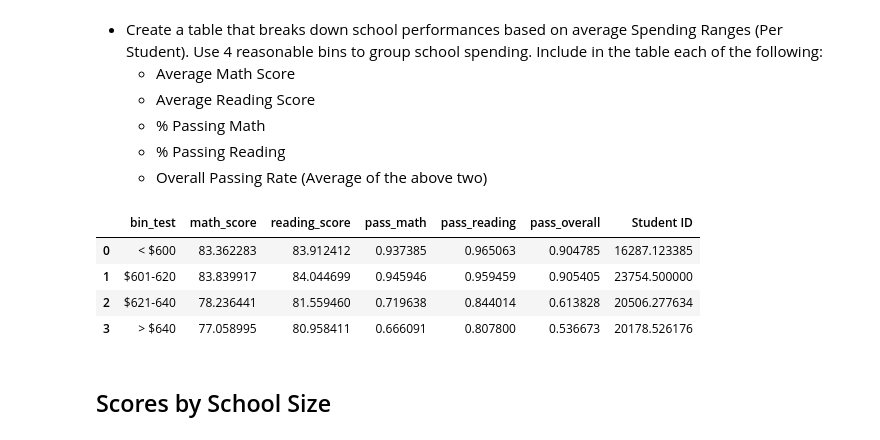
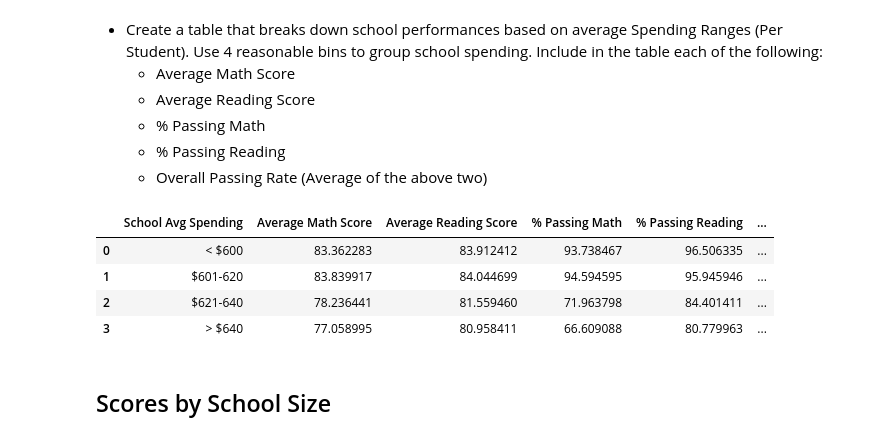
Before and after one commit to ltrentino/pandas-challenge, a Jupyter notebook: PyCitySchools/PyCitySchools_starter.ipynb, the cells around one changed output. Drawn from its saved outputs; the diff is of its cells as text; code cells hidden in the pictures.

```diff
--- a/PyCitySchools/PyCitySchools_starter.ipynb
+++ b/PyCitySchools/PyCitySchools_starter.ipynb
@@ -249,38 +258,45 @@ reading_by_grade
   * Overall Passing Rate (Average of the above two)
 # %%
 school_data_complete.head()
+# find average Per Student Spending and group it by school
 per_student_spending = school_data_complete["budget"].groupby(school_data_complete["school_name"]).mean()/school_data_complete["Student ID"].groupby(school_data_complete["school_name"]).nunique()
+
+# store results in a df
 df_per_student_spending = pd.DataFrame({
     "Per Student Spending" : per_student_spending
 })
 df_per_student_spending
 
+# merge school_data_complete df to the per_student_spending df
 df_merged = pd.merge(school_data_complete, df_per_student_spending, how="left", on="school_name")
 
+# create four bins to group school spending
 bins = [0,600,620,640,660]
-group_names = ["< $600", "$601-620", "$621-640", "> $640"]
-df_merged["bin_test"] = pd.cut(df_merged["Per Student Spending"], bins, labels=group_names, include_lowest=True)
+spending_group_names = ["< $600", "$601-620", "$621-640", "> $640"]
+
+# merge df_merged with spending group_names
+df_merged["spending_group"] = pd.cut(df_merged["Per Student Spending"], bins, labels= spending_group_names, include_lowest=True)
 df_merged
 
+# group by spending_group and find averages for math score, reading score, pass math, pass reading and overall pass
+means = df_merged.groupby(["spending_group"], as_index=False)[["math_score","reading_score", "pass_math","pass_reading", "pass_overall"]].mean()
 
-means = df_merged.groupby(["bin_test"], as_index=False)[["math_score","reading_score", "pass_math","pass_reading", "pass_overall","Stude]].mean()
-means
-
-# scores_by_school_spending =pd.DataFrame({
-#     "School_avg_spending": means["bin_test"],
-#     "Average Math Score": means["math_score"],
-#     "Average Reading Score": means["reading_score"],
-#     "% Passing Math": means["pass_math"]*100,
-#     "% Passing Reading": means["pass_reading"]*100,
-#     "% Overall Passing": means["pass_overall"]*100
-#  })
-# scores_by_school_spending
+# save results to a table df
+scores_by_school_spending =pd.DataFrame({
+    "School Avg Spending": means["spending_group"],
+    "Average Math Score": means["math_score"],
+    "Average Reading Score": means["reading_score"],
+    "% Passing Math": means["pass_math"]*100,
+    "% Passing Reading": means["pass_reading"]*100,
+    "% Overall Passing": means["pass_overall"]*100
+ })
+scores_by_school_spending
 # %% [output]
-|  | bin_test | math_score | reading_score | pass_math | pass_reading | pass_overall | Student ID |
-| 0 | < $600 | 83.362283 | 83.912412 | 0.937385 | 0.965063 | 0.904785 | 16287.123385 |
-| 1 | $601-620 | 83.839917 | 84.044699 | 0.945946 | 0.959459 | 0.905405 | 23754.500000 |
-| 2 | $621-640 | 78.236441 | 81.559460 | 0.719638 | 0.844014 | 0.613828 | 20506.277634 |
-| 3 | > $640 | 77.058995 | 80.958411 | 0.666091 | 0.807800 | 0.536673 | 20178.526176 |
+|  | School Avg Spending | Average Math Score | Average Reading Score | % Passing Math | % Passing Reading | ... |
+| 0 | < $600 | 83.362283 | 83.912412 | 93.738467 | 96.506335 | ... |
+| 1 | $601-620 | 83.839917 | 84.044699 | 94.594595 | 95.945946 | ... |
+| 2 | $621-640 | 78.236441 | 81.559460 | 71.963798 | 84.401411 | ... |
+| 3 | > $640 | 77.058995 | 80.958411 | 66.609088 | 80.779963 | ... |
 # %% [markdown]
 ## Scores by School Size
 # %% [markdown]
```
Also changed, not shown: parts of 11 cells of this notebook.
